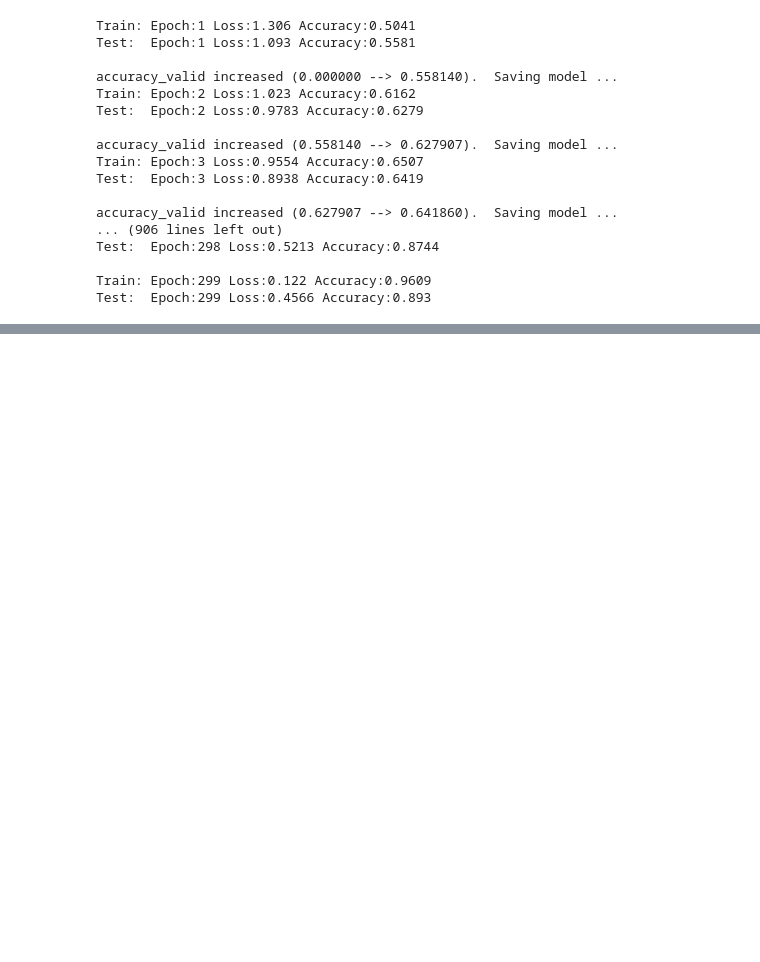
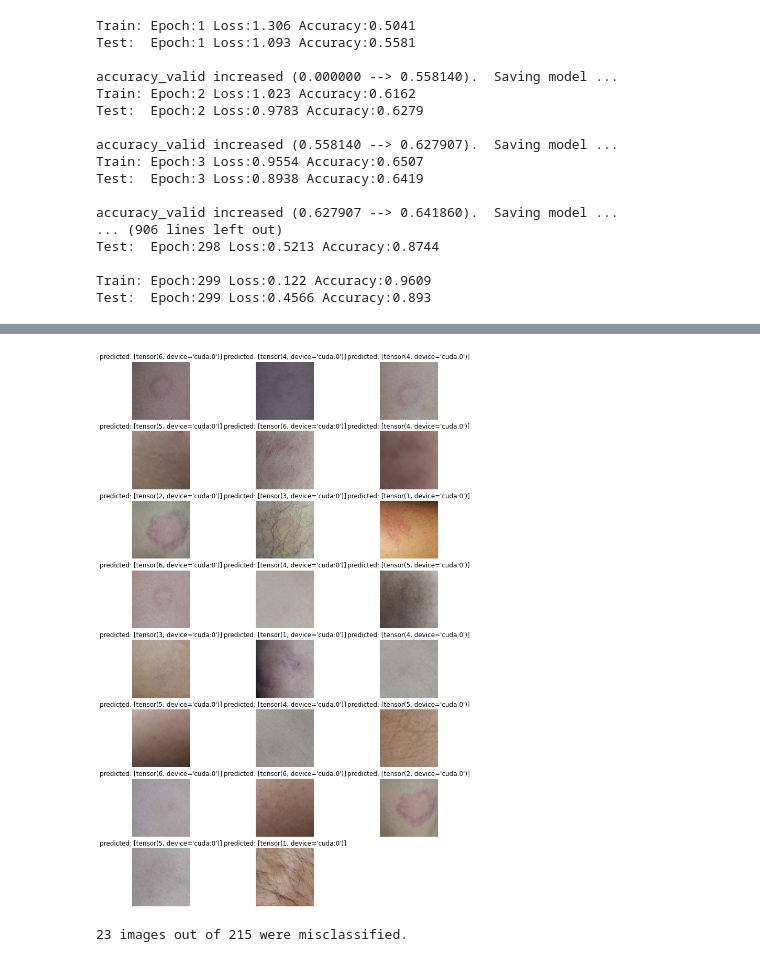
Before and after one commit to SAMashiyane/ANN_Salary, a Jupyter notebook: Bruise_Test_MnasNet_with_barlow_twins_v1_samev4.ipynb, the cells around one changed output, grey strips where cells are left out. Saved outputs shown, nothing was run; the diff lists cells and outputs as text; code cells hidden in the pictures; blank space fills up the shorter version.

```diff
--- a/Bruise_Test_MnasNet_with_barlow_twins_v1_samev4.ipynb
+++ b/Bruise_Test_MnasNet_with_barlow_twins_v1_samev4.ipynb
@@ -1573,0 +1759,5 @@ accuracy_valid = 0.8419
+# %%
+plot_errors(net, valid_dl,device)
+# %% [output]
+[figure, added]
+23 images out of 215 were misclassified.
```
Also changed, not shown: parts of 17 cells of this notebook.
